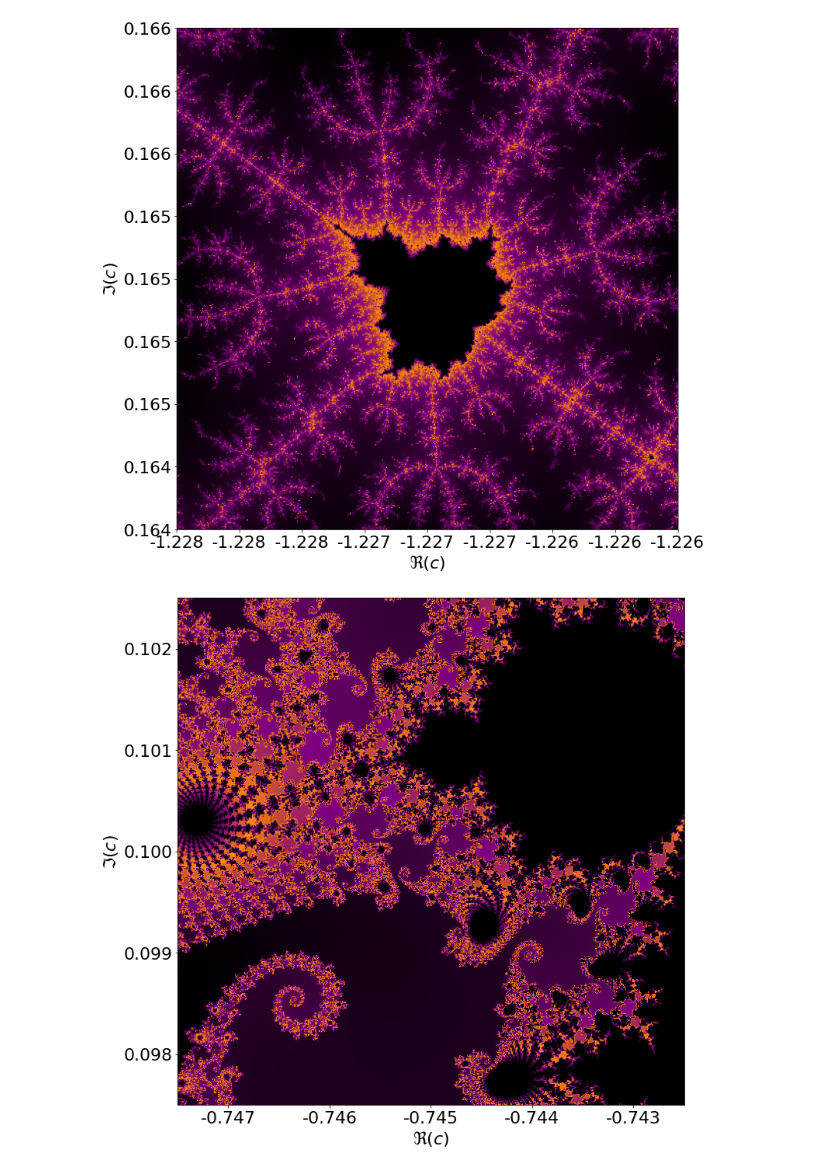
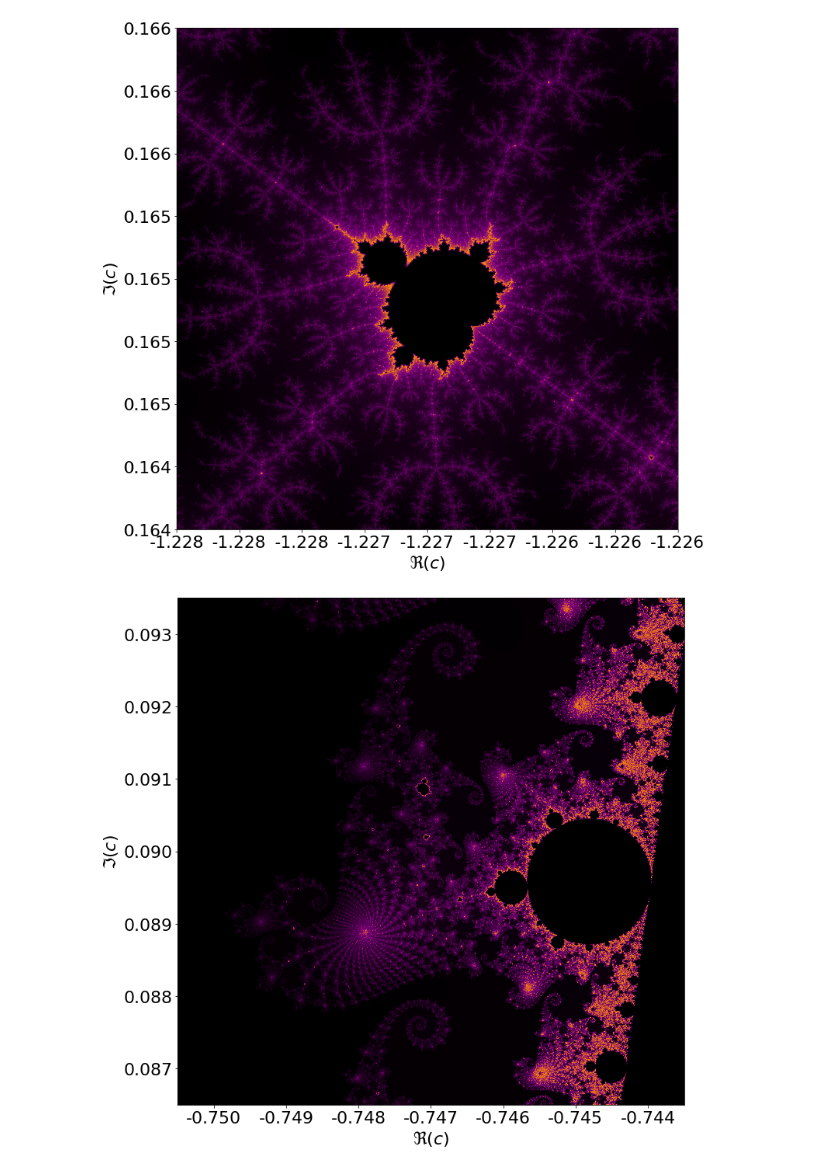
Before and after one commit to PaulHosek/Stochastic_simulation, a Jupyter notebook: fast_mandelbrot.ipynb, the cells around one changed output. Saved outputs shown, nothing was run; the diff lists cells and outputs as text; code cells hidden in the pictures.

```diff
--- a/fast_mandelbrot.ipynb
+++ b/fast_mandelbrot.ipynb
@@ -16,7 +16,7 @@ plt.rcParams["font.size"] = 22
 cur_center = -0.8 + 0.0j
 cur_extent = 3.0 + 3.0j
 
-resolution = 256*2
+resolution = 256*4
 # XY-quadrant that will be inspected
 cur_width = resolution  # (x axis); real numbers
 cur_height = resolution# (y axis); imaginary
@@ -65,7 +65,7 @@ fig, ax = plt.subplots(1,1, figsize=(10,10))
 c0, c1 = cur_center - cur_extent / 2, cur_center + cur_extent / 2
 plot_extent = (c0.real, c1.real, c0.imag, c1.imag)
 
-cmap = matplotlib.colors.LinearSegmentedColormap.from_list("", ["black","magenta","orange","orange","orange","magenta","black"])
+cmap = matplotlib.colors.LinearSegmentedColormap.from_list("", ["black","magenta","magenta","orange","orange","magenta","magenta","black"])
 # cyan, lawngreen, white, magenta
 ax.imshow(niters, origin='lower', extent=plot_extent, cmap=cmap)
 ax.set_xlabel("$\Re(c)$")
@@ -77,13 +77,13 @@ plt.savefig('figures/mandelbrot_test_final.svg', bbox_inches="tight")
 # %%
 
 
-def draw_mandelbrot(cur_center, cur_extent,fname, resolution=256*2**6):
+def draw_mandelbrot(cur_center, cur_extent,fname, resolution=256):
     cur_width = resolution  # (x axis); real numbers
     cur_height = resolution# (y axis); imaginary
 
     cur_max_iter = resolution # convergence test search depth
 
-    niters = compute_mandelbrot() # 17 ms
+    niters = compute_mandelbrot(width=cur_width, height=cur_height, center=cur_center, extent=cur_extent, max_iter=cur_max_iter) # 17 ms
     fig, ax = plt.subplots(1,1, figsize=(12,12))
     c0, c1 = cur_center - cur_extent / 2, cur_center + cur_extent / 2
     plot_extent = (c0.real, c1.real, c0.imag, c1.imag)
@@ -100,18 +100,17 @@ def draw_mandelbrot(cur_center, cur_extent,fname, resolution=256*2**6):
 
 
 
-
 # outline
 cur_center = -1.22 + 0.16j
 cur_extent = .1 + .1j
-draw_mandelbrot(cur_center, cur_extent,fname="test")
+draw_mandelbrot(cur_center, cur_extent,fname="test",resolution=256*2**1)
 
 # a small bit
 cur_center = -1.227 + 0.165j
 cur_extent = .002 + .002j
-draw_mandelbrot(cur_center, cur_extent,fname="test")
+draw_mandelbrot(cur_center, cur_extent,fname="test",resolution=256*2**2)
 
-cur_center = -.745 + 0.1j
-cur_extent = .005 + .005j
-draw_mandelbrot(cur_center, cur_extent,fname="test")
+cur_center = -.747 + 0.09j
+cur_extent = .007 + .007j
+draw_mandelbrot(cur_center, cur_extent,fname="test",resolution=256*2**4)
 # %% [output]
@@ -119,2 +118,2 @@ draw_mandelbrot(cur_center, cur_extent,fname="test")
-[figure, old version]
+[figure, new version]
-[figure, old version]
+[figure, new version]
```
Also changed, not shown: parts of 2 cells of this notebook.
